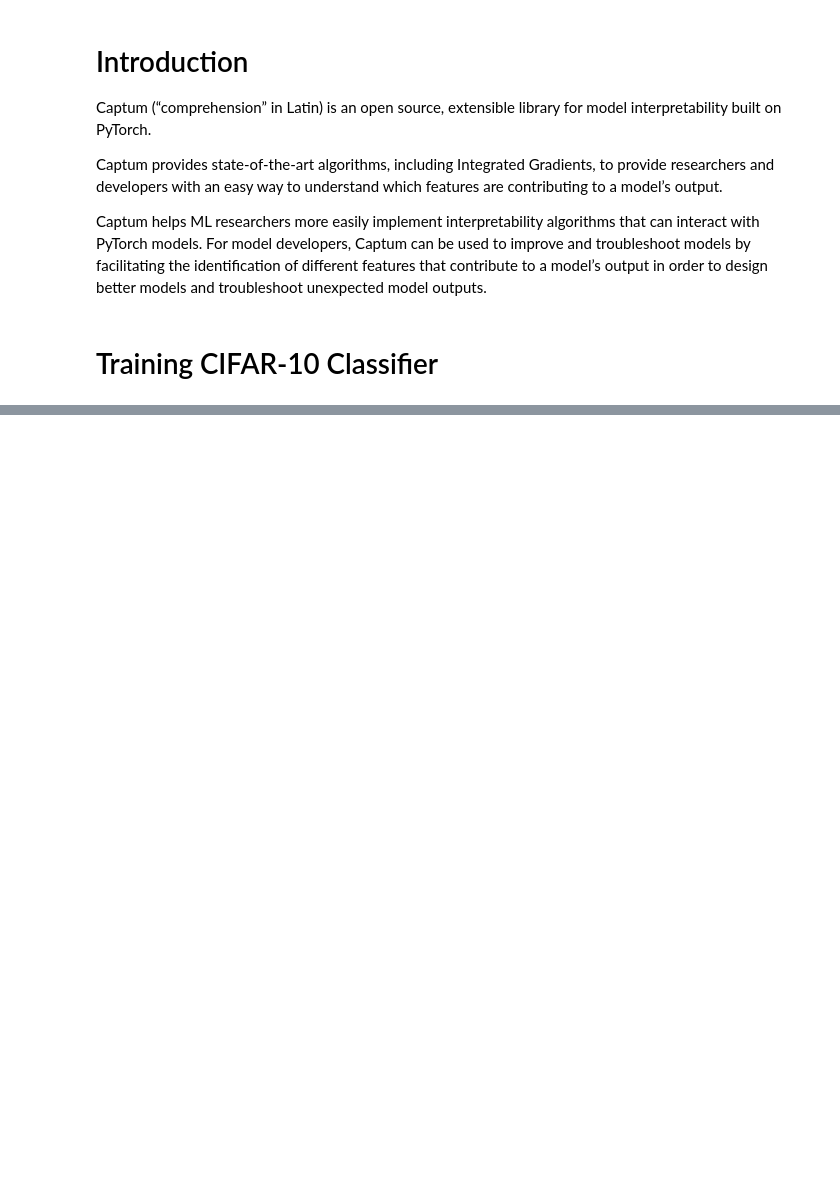
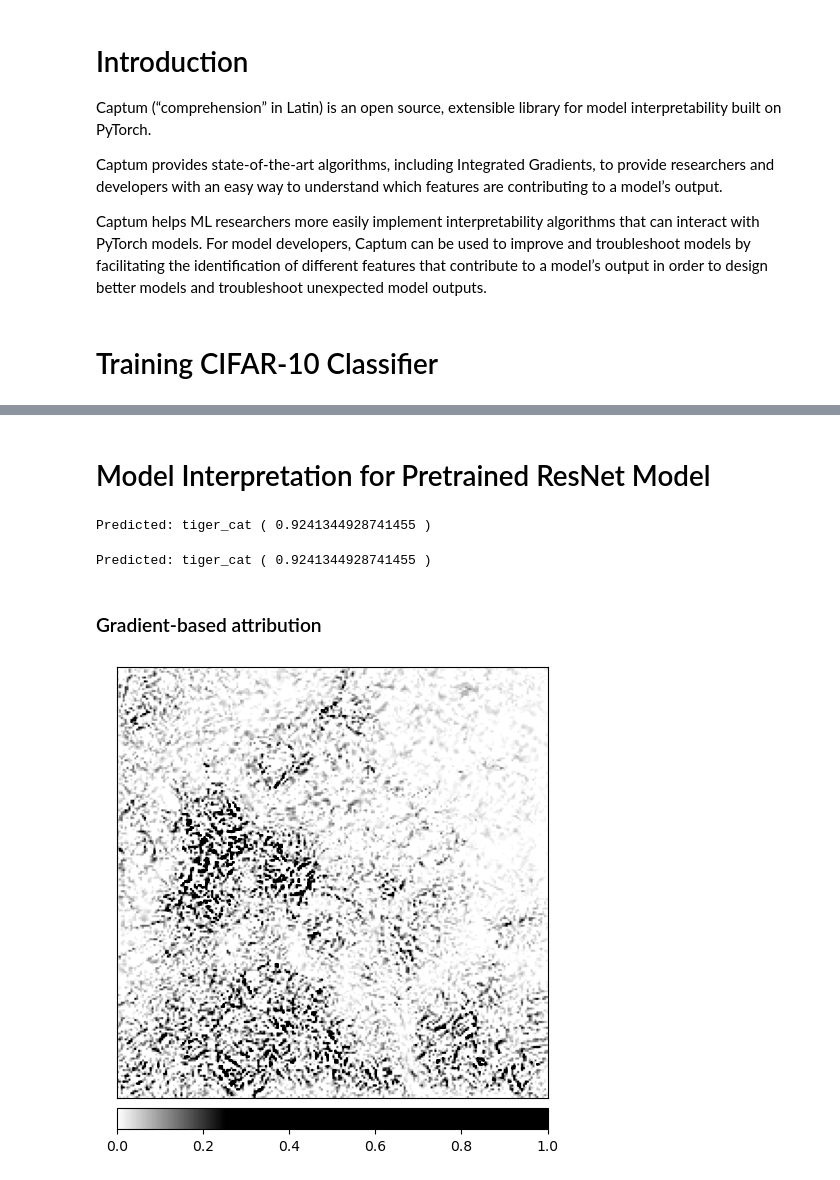
Before and after one commit to Ka0Ri/XAI, a Jupyter notebook: Captum-Tutorials.ipynb, the cells around one changed output, grey strips where cells are left out. Drawn from its saved outputs; the diff is of its cells as text; code cells hidden in the pictures; blank space fills up the shorter version.

```diff
--- a/Captum-Tutorials.ipynb
+++ b/Captum-Tutorials.ipynb
@@ -230,0 +225,2 @@ Image(filename='img/captum_insights.png')
+# %% [markdown]
+# Model Interpretation for Pretrained ResNet Model
@@ -230,0 +253,52 @@ Image(filename='img/captum_insights.png')
+# %%
+transform = transforms.Compose([
+ transforms.Resize(256),
+ transforms.CenterCrop(224),
+ transforms.ToTensor()
+])
+
+transform_normalize = transforms.Normalize(
+     mean=[0.485, 0.456, 0.406],
+     std=[0.229, 0.224, 0.225]
+ )
+
+img = Image.open('img/orange_cat.jpg')
+
+transformed_img = transform(img)
+
+input = transform_normalize(transformed_img)
+input = input.unsqueeze(0)
+# %%
+output = model(input)
+output = F.softmax(output, dim=1)
+prediction_score, pred_label_idx = torch.topk(output, 1)
+
+pred_label_idx.squeeze_()
+predicted_label = idx_to_labels[str(pred_label_idx.item())][1]
+print('Predicted:', predicted_label, '(', prediction_score.squeeze().item(), ')')
+# %% [output]
+Predicted: tiger_cat ( 0.9241344928741455 )
+# %%
+print('Predicted:', predicted_label, '(', prediction_score.squeeze().item(), ')')
+
+integrated_gradients = IntegratedGradients(model)
+attributions_ig = integrated_gradients.attribute(input, target=pred_label_idx, n_steps=200)
+# %% [output]
+Predicted: tiger_cat ( 0.9241344928741455 )
+# %% [markdown]
+### Gradient-based attribution
+# %%
+default_cmap = LinearSegmentedColormap.from_list('custom blue',
+                                                 [(0, '#ffffff'),
+                                                  (0.25, '#000000'),
+                                                  (1, '#000000')], N=256)
+
+_ = viz.visualize_image_attr(np.transpose(attributions_ig.squeeze().cpu().detach().numpy(), (1,2,0)),
+                             np.transpose(transformed_img.squeeze().cpu().detach().numpy(), (1,2,0)),
+                             method='heat_map',
+                             cmap=default_cmap,
+                             show_colorbar=True,
+                             sign='positive',
+                             outlier_perc=1)
+# %% [output]
+[figure, added]
```
Also changed, not shown: parts of 57 cells of this notebook, 6 other files.
